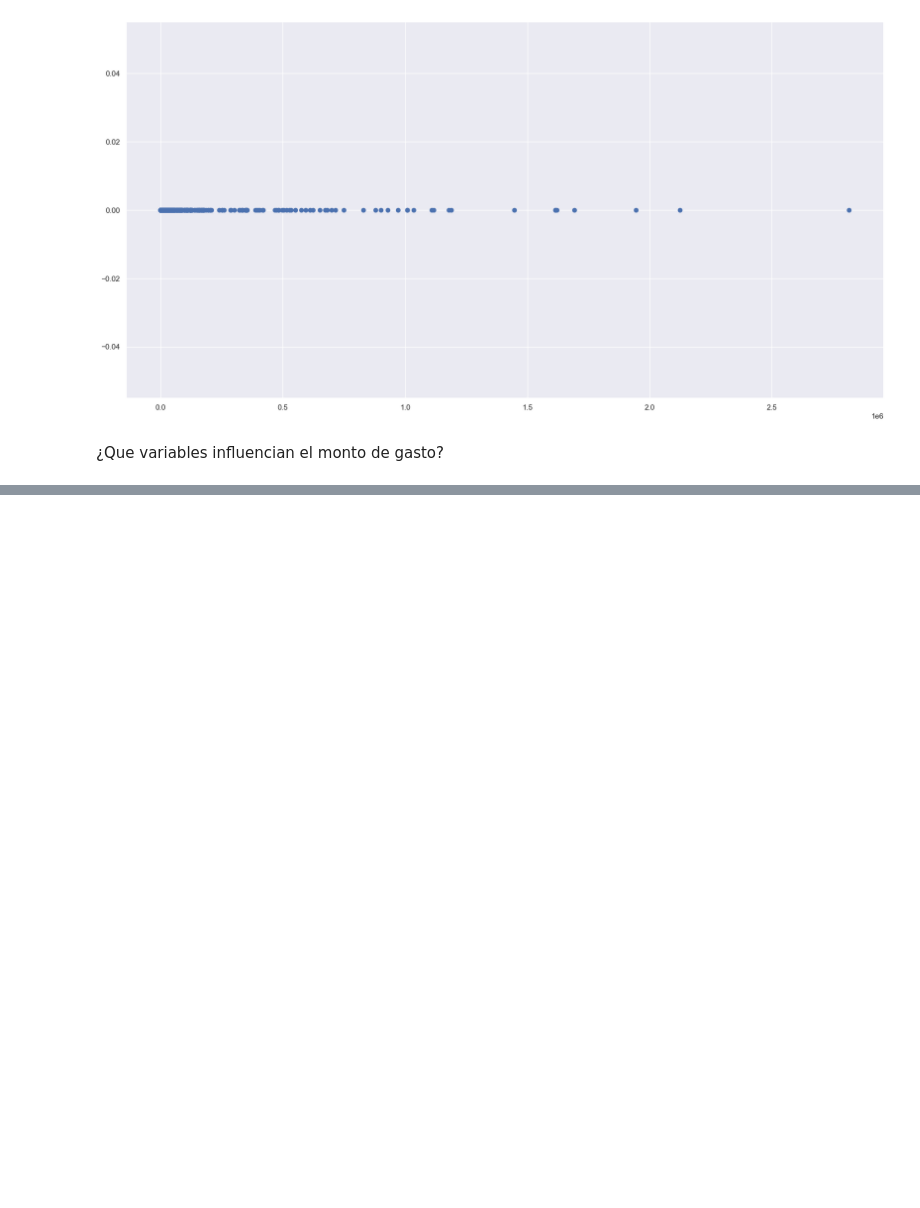
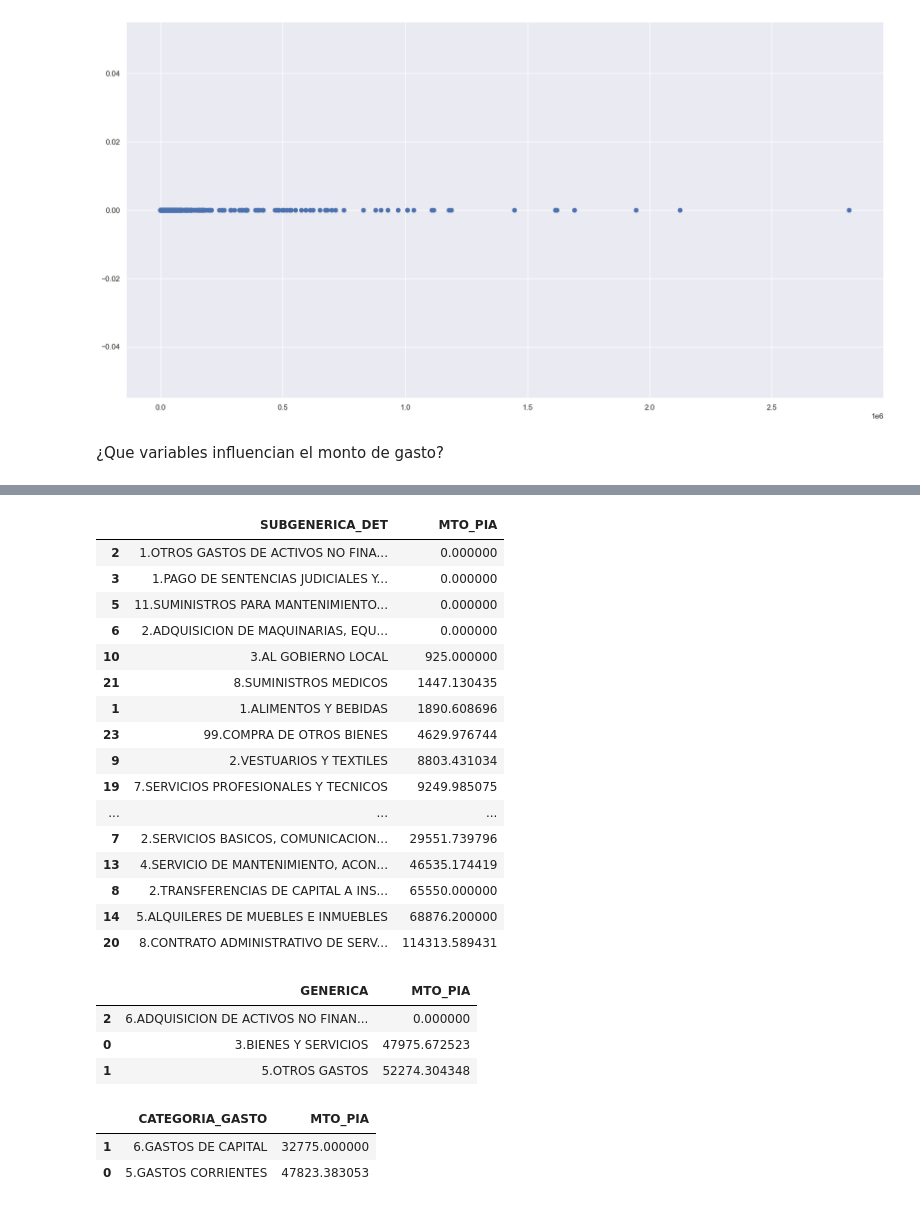
Before and after one commit to Skinde/ML_ministerio_desarollo, a Jupyter notebook: visualizacion.ipynb, the cells around one changed output, grey strips where cells are left out. Saved outputs shown, nothing was run; the diff lists cells and outputs as text; code cells hidden in the pictures; blank space fills up the shorter version.

```diff
--- a/visualizacion.ipynb
+++ b/visualizacion.ipynb
@@ -316,0 +338,36 @@ results_df[results_df['MTO_PIA'] != 0].sort_values('MTO_PIA')
+# %%
+results_2_df = train_data_df.groupby('SUBGENERICA_DET', as_index=False)['MTO_PIA'].mean()
+results_2_df[results_df['MTO_PIA'] != 0].sort_values('MTO_PIA')
+# %% [output]
+|  | SUBGENERICA_DET | MTO_PIA |
+| 2 | 1.OTROS GASTOS DE ACTIVOS NO FINA... | 0.000000 |
+| 3 | 1.PAGO DE SENTENCIAS JUDICIALES Y... | 0.000000 |
+| 5 | 11.SUMINISTROS PARA MANTENIMIENTO... | 0.000000 |
+| 6 | 2.ADQUISICION DE MAQUINARIAS, EQU... | 0.000000 |
+| 10 | 3.AL GOBIERNO LOCAL | 925.000000 |
+| 21 | 8.SUMINISTROS MEDICOS | 1447.130435 |
+| 1 | 1.ALIMENTOS Y BEBIDAS | 1890.608696 |
+| 23 | 99.COMPRA DE OTROS BIENES | 4629.976744 |
+| 9 | 2.VESTUARIOS Y TEXTILES | 8803.431034 |
+| 19 | 7.SERVICIOS PROFESIONALES Y TECNICOS | 9249.985075 |
+| ... | ... | ... |
+| 7 | 2.SERVICIOS BASICOS, COMUNICACION... | 29551.739796 |
+| 13 | 4.SERVICIO DE MANTENIMIENTO, ACON... | 46535.174419 |
+| 8 | 2.TRANSFERENCIAS DE CAPITAL A INS... | 65550.000000 |
+| 14 | 5.ALQUILERES DE MUEBLES E INMUEBLES | 68876.200000 |
+| 20 | 8.CONTRATO ADMINISTRATIVO DE SERV... | 114313.589431 |
+# %%
+results_2_df = train_data_df.groupby('GENERICA', as_index=False)['MTO_PIA'].mean()
+results_2_df[results_df['MTO_PIA'] != 0].sort_values('MTO_PIA')
+# %% [output]
+|  | GENERICA | MTO_PIA |
+| 2 | 6.ADQUISICION DE ACTIVOS NO FINAN... | 0.000000 |
+| 0 | 3.BIENES Y SERVICIOS | 47975.672523 |
+| 1 | 5.OTROS GASTOS | 52274.304348 |
+# %%
+results_2_df = train_data_df.groupby('CATEGORIA_GASTO', as_index=False)['MTO_PIA'].mean()
+results_2_df[results_df['MTO_PIA'] != 0].sort_values('MTO_PIA')
+# %% [output]
+|  | CATEGORIA_GASTO | MTO_PIA |
+| 1 | 6.GASTOS DE CAPITAL | 32775.000000 |
+| 0 | 5.GASTOS CORRIENTES | 47823.383053 |
```
Also changed, not shown: parts of 19 cells of this notebook.
